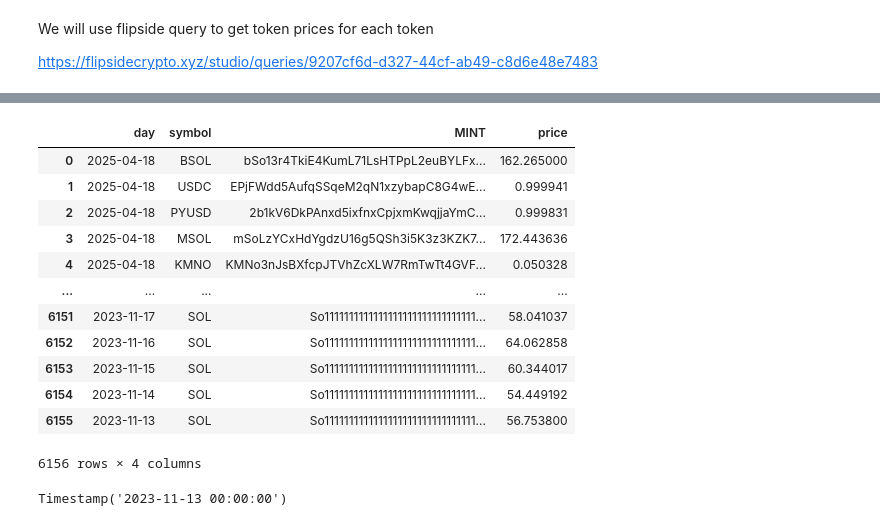
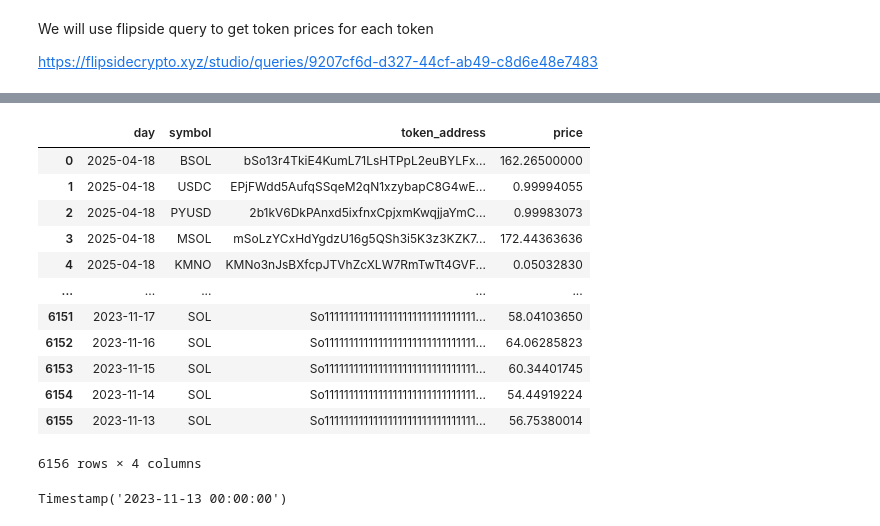
Before and after one commit to apostleoffinance/Solana-Forensic-Analysis-Tool, a Jupyter notebook: notebooks/01_data_exploration.ipynb, the cells around one changed output, grey strips where cells are left out. Saved outputs shown, nothing was run; the diff lists cells and outputs as text; code cells hidden in the pictures.

```diff
--- a/notebooks/01_data_exploration.ipynb
+++ b/notebooks/01_data_exploration.ipynb
@@ -30,3 +32,8 @@ LAMPORT_SCALE = 1e9
+# %%
+pd.set_option('display.max_colwidth', None)
+pd.set_option('display.max_columns', None)
+pd.set_option('display.width', 200)
+pd.set_option('display.float_format', '{:.8f}'.format)
 # %%
 load_dotenv()
 # %% [output]
@@ -981,21 +584,21 @@ prices_data
 # %%
-prices_data = prices_data.rename(columns={'dt': 'day', 'token_address': 'MINT'})
+prices_data = prices_data.rename(columns={'dt': 'day'})
 
 
 prices_data
 # %% [output]
-|  | day | symbol | MINT | price |
-| 0 | 2025-04-18 | BSOL | bSo13r4TkiE4KumL71LsHTPpL2euBYLFx... | 162.265000 |
-| 1 | 2025-04-18 | USDC | EPjFWdd5AufqSSqeM2qN1xzybapC8G4wE... | 0.999941 |
-| 2 | 2025-04-18 | PYUSD | 2b1kV6DkPAnxd5ixfnxCpjxmKwqjjaYmC... | 0.999831 |
-| 3 | 2025-04-18 | MSOL | mSoLzYCxHdYgdzU16g5QSh3i5K3z3KZK7... | 172.443636 |
-| 4 | 2025-04-18 | KMNO | KMNo3nJsBXfcpJTVhZcXLW7RmTwTt4GVF... | 0.050328 |
+|  | day | symbol | token_address | price |
+| 0 | 2025-04-18 | BSOL | bSo13r4TkiE4KumL71LsHTPpL2euBYLFx... | 162.26500000 |
+| 1 | 2025-04-18 | USDC | EPjFWdd5AufqSSqeM2qN1xzybapC8G4wE... | 0.99994055 |
+| 2 | 2025-04-18 | PYUSD | 2b1kV6DkPAnxd5ixfnxCpjxmKwqjjaYmC... | 0.99983073 |
+| 3 | 2025-04-18 | MSOL | mSoLzYCxHdYgdzU16g5QSh3i5K3z3KZK7... | 172.44363636 |
+| 4 | 2025-04-18 | KMNO | KMNo3nJsBXfcpJTVhZcXLW7RmTwTt4GVF... | 0.05032830 |
 | ... | ... | ... | ... | ... |
-| 6151 | 2023-11-17 | SOL | So1111111111111111111111111111111... | 58.041037 |
-| 6152 | 2023-11-16 | SOL | So1111111111111111111111111111111... | 64.062858 |
-| 6153 | 2023-11-15 | SOL | So1111111111111111111111111111111... | 60.344017 |
-| 6154 | 2023-11-14 | SOL | So1111111111111111111111111111111... | 54.449192 |
-| 6155 | 2023-11-13 | SOL | So1111111111111111111111111111111... | 56.753800 |
+| 6151 | 2023-11-17 | SOL | So1111111111111111111111111111111... | 58.04103650 |
+| 6152 | 2023-11-16 | SOL | So1111111111111111111111111111111... | 64.06285823 |
+| 6153 | 2023-11-15 | SOL | So1111111111111111111111111111111... | 60.34401745 |
+| 6154 | 2023-11-14 | SOL | So1111111111111111111111111111111... | 54.44919224 |
+| 6155 | 2023-11-13 | SOL | So1111111111111111111111111111111... | 56.75380014 |
 6156 rows × 4 columns
 # %%
 # Ensure datetime columns are aligned and named the same for merging
```
Also changed, not shown: parts of 85 cells of this notebook, 4 other files.
